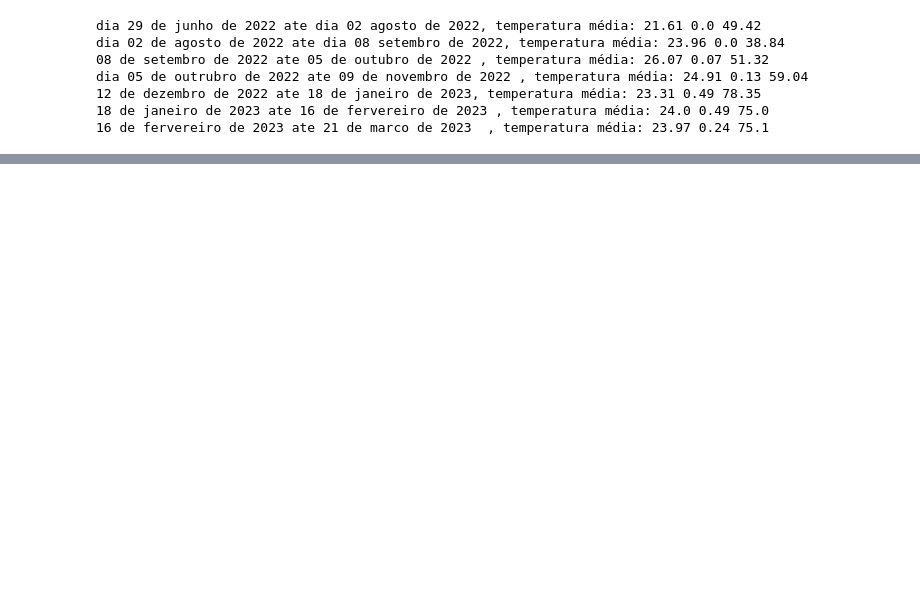
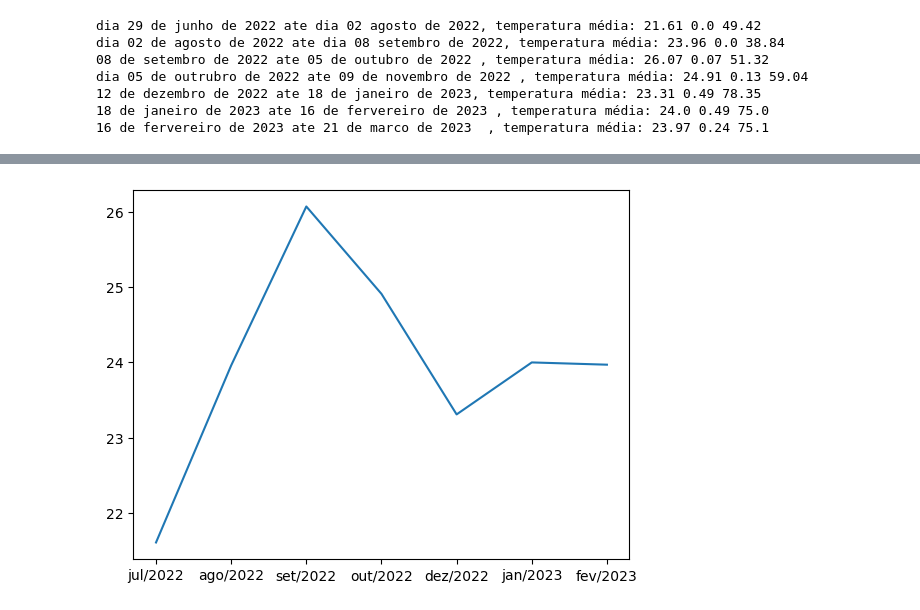
Before and after one commit to ikaromm/Estudos, a Jupyter notebook: ajudatcc/graf.ipynb, the cells around one changed output, grey strips where cells are left out. Cells and saved outputs as stored; diff of their text form; code cells hidden in the pictures; blank space fills up the shorter version.

```diff
--- a/ajudatcc/graf.ipynb
+++ b/ajudatcc/graf.ipynb
@@ -129,0 +206,16 @@ dia 05 de outrubro de 2022 ate 09 de novembro de 2022 , temperatura média: 24.9
+# %%
+import matplotlib.pyplot as plt
+
+# Read the temperature data and month labels
+temperature_data = dados.iloc[0, 1:]
+month_labels = dados.columns[1:]  # Assuming the first column is the index
+
+# Convert the temperature data to numeric data type
+temperature_data = pd.to_numeric(temperature_data)
+
+plt.plot(temperature_data)
+
+# Show the plot
+plt.show()
+# %% [output]
+[figure, added]
```
Also changed, not shown: parts of 6 cells of this notebook, 4 other files.
